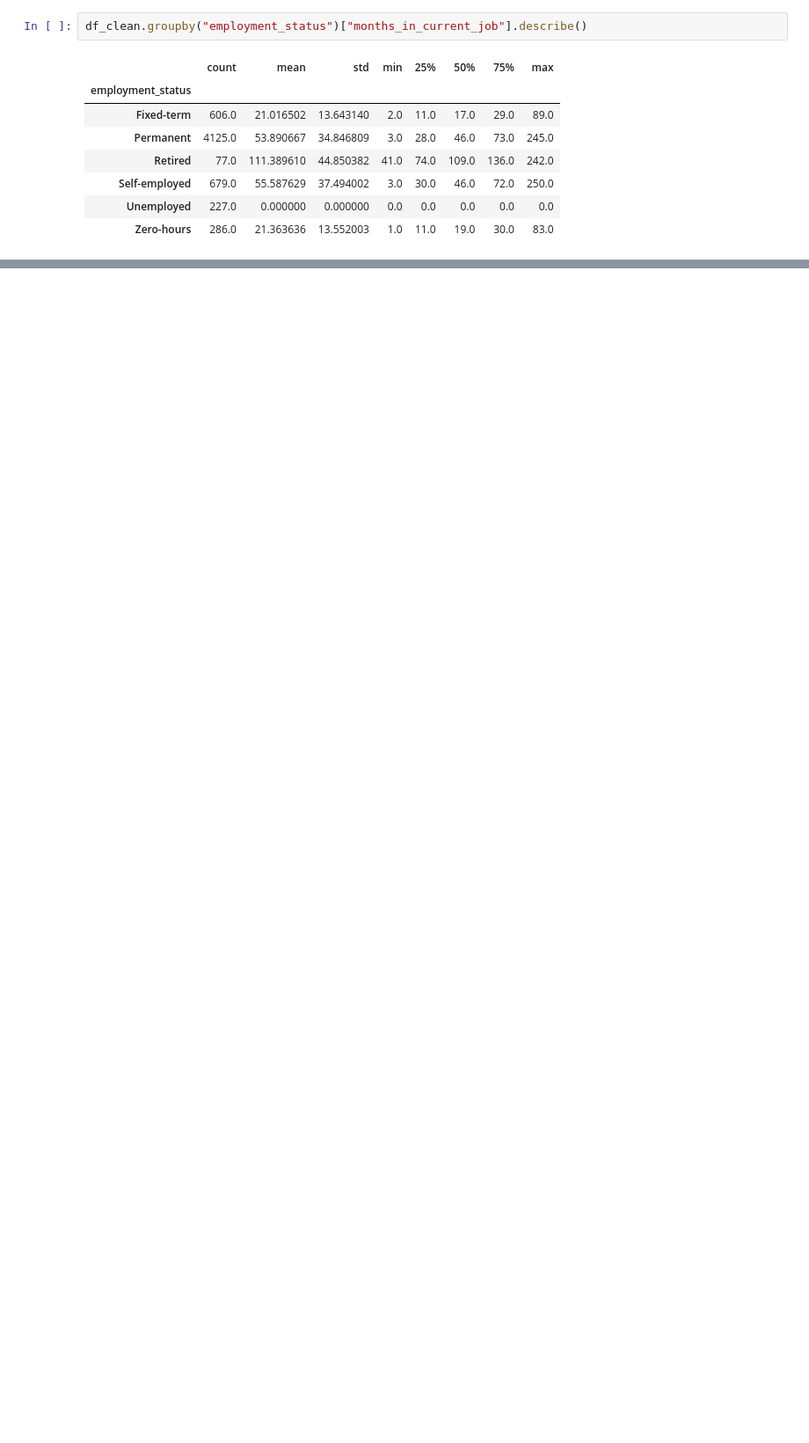
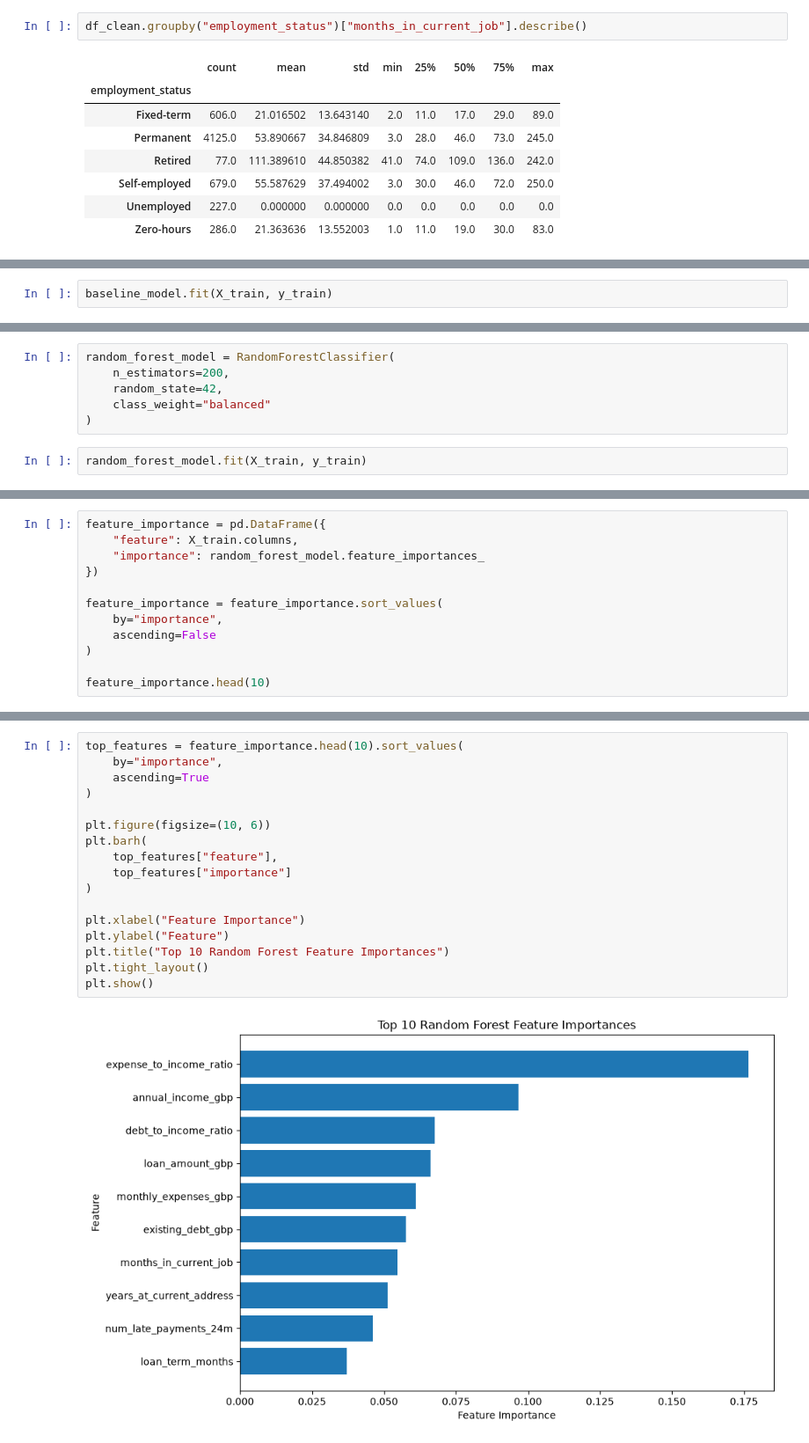
Before and after one commit to Richardbrown85/CrediScope, a Jupyter notebook: notebooks/CrediScope_Analysis.ipynb, the cells around one changed output, grey strips where cells are left out. Shown at 88% size. Drawn from its saved outputs; the diff is of its cells as text; blank space fills up the shorter version.

```diff
--- a/notebooks/CrediScope_Analysis.ipynb
+++ b/notebooks/CrediScope_Analysis.ipynb
@@ -367,0 +892,2 @@ This encoding preserves the meaning of the original values while making the feat
+# %%
+baseline_model.fit(X_train, y_train)
@@ -367,0 +976,8 @@ This encoding preserves the meaning of the original values while making the feat
+# %%
+random_forest_model = RandomForestClassifier(
+    n_estimators=200,
+    random_state=42,
+    class_weight="balanced"
+)
+# %%
+random_forest_model.fit(X_train, y_train)
@@ -367,0 +1069,12 @@ This encoding preserves the meaning of the original values while making the feat
+# %%
+feature_importance = pd.DataFrame({
+    "feature": X_train.columns,
+    "importance": random_forest_model.feature_importances_
+})
+
+feature_importance = feature_importance.sort_values(
+    by="importance",
+    ascending=False
+)
+
+feature_importance.head(10)
@@ -367,0 +1103,19 @@ This encoding preserves the meaning of the original values while making the feat
+# %%
+top_features = feature_importance.head(10).sort_values(
+    by="importance",
+    ascending=True
+)
+
+plt.figure(figsize=(10, 6))
+plt.barh(
+    top_features["feature"],
+    top_features["importance"]
+)
+
+plt.xlabel("Feature Importance")
+plt.ylabel("Feature")
+plt.title("Top 10 Random Forest Feature Importances")
+plt.tight_layout()
+plt.show()
+# %% [output]
+[figure, added]
```
Also changed, not shown: parts of 419 cells of this notebook, 3 other files.
